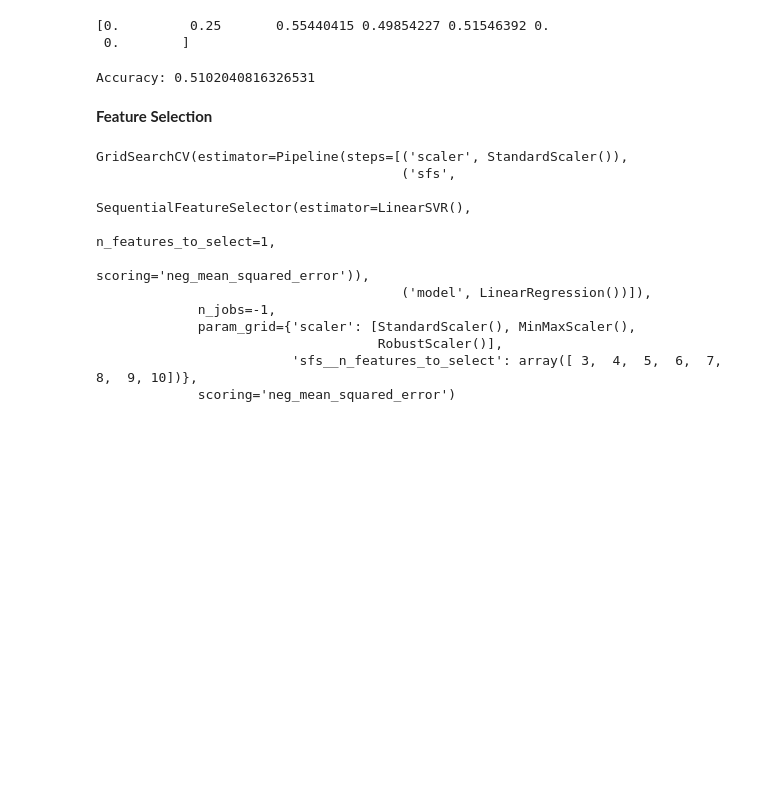
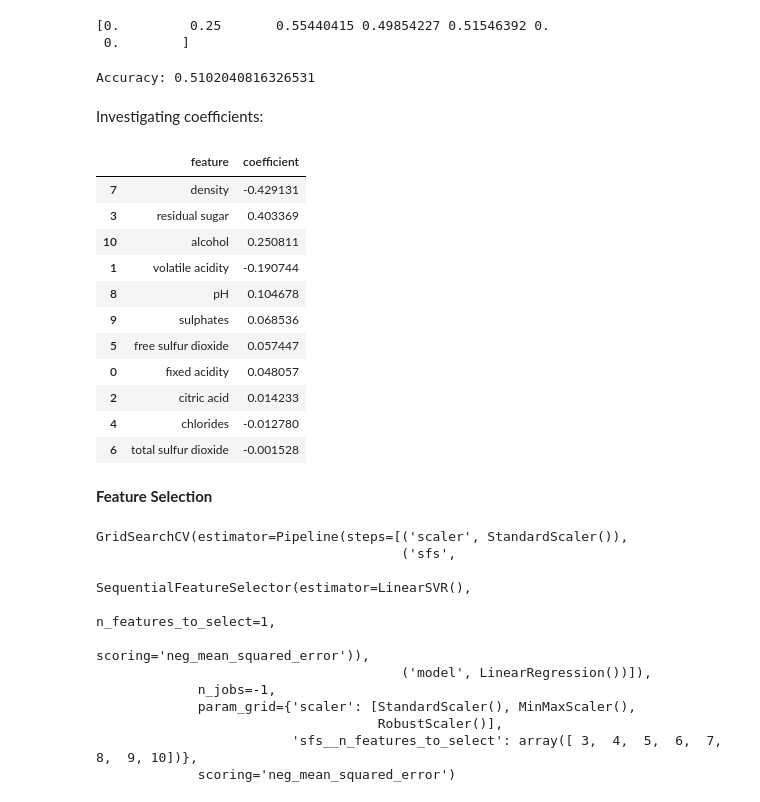
Before and after one commit to ssakharkar/wine-quality-prediction, a Jupyter notebook: notebooks/Linear-Regression.ipynb, the cells around one changed output. Cells and saved outputs as stored; diff of their text form; code cells hidden in the pictures; blank space fills up the shorter version.

Commit message:
Add coefficients check

```diff
--- a/notebooks/Linear-Regression.ipynb
+++ b/notebooks/Linear-Regression.ipynb
@@ -288,6 +288,36 @@ white_test_class_precision = confusion_matrix_and_class_precision(white_Y_test,
 print("Accuracy:", accuracy_score(white_Y_test, white_test_pred))
 # %% [output]
 Accuracy: 0.5102040816326531
+# %% [markdown]
+Investigating coefficients:
+# %%
+white_best_pipeline = white_lr_grid.best_estimator_
+
+white_lr_model = white_best_pipeline.named_steps['model']
+white_coefficients = white_lr_model.coef_
+
+
+# Match with feature names
+white_coef_df = pd.DataFrame({
+    'feature': white_X_train.columns,
+    'coefficient': white_coefficients
+})
+
+white_coef_df = white_coef_df.sort_values(by='coefficient', key=abs, ascending=False)
+white_coef_df
+# %% [output]
+|  | feature | coefficient |
+| 7 | density | -0.429131 |
+| 3 | residual sugar | 0.403369 |
+| 10 | alcohol | 0.250811 |
+| 1 | volatile acidity | -0.190744 |
+| 8 | pH | 0.104678 |
+| 9 | sulphates | 0.068536 |
+| 5 | free sulfur dioxide | 0.057447 |
+| 0 | fixed acidity | 0.048057 |
+| 2 | citric acid | 0.014233 |
+| 4 | chlorides | -0.012780 |
+| 6 | total sulfur dioxide | -0.001528 |
 # %% [markdown]
 **Feature Selection**
 # %%
```
Also changed, not shown: parts of 1 cell of this notebook.
